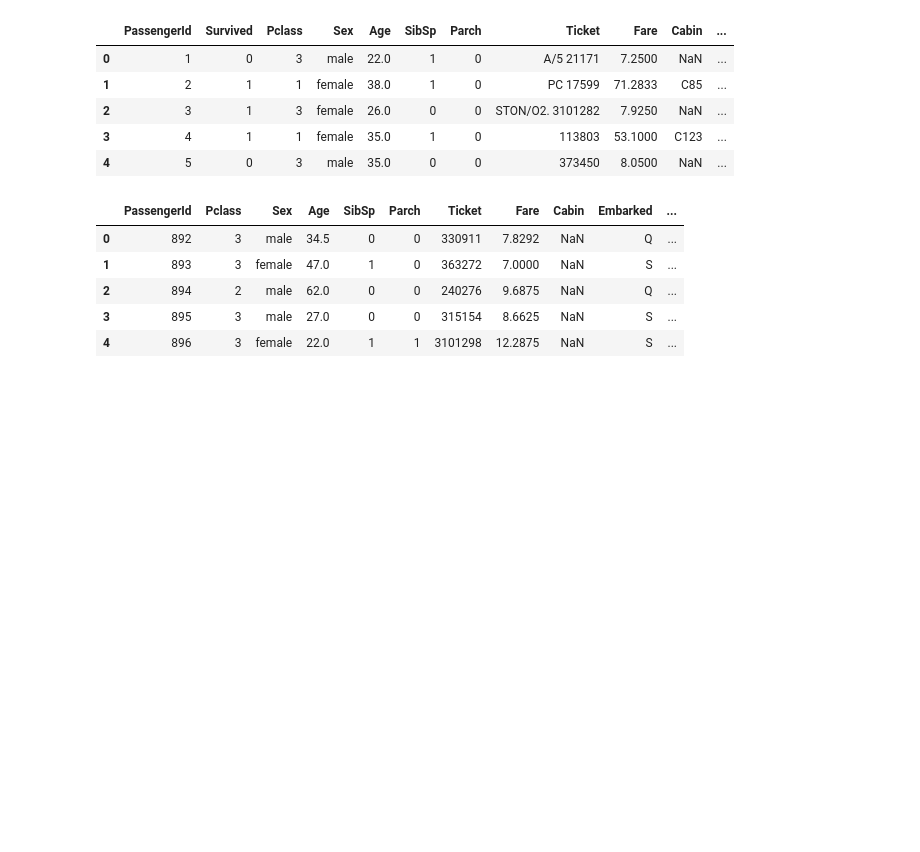
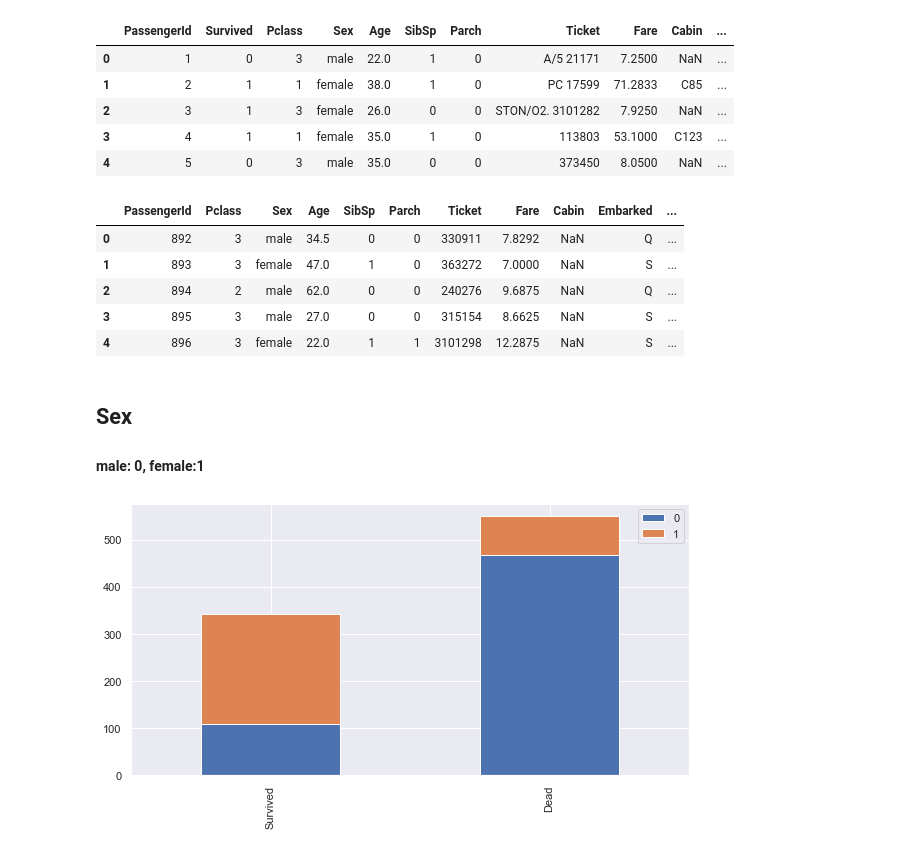
Before and after one commit to theishantha/Titanic---Kaggle-Machine-Learning-Competition, a Jupyter notebook: Titanic Disaster - Kaggle Machine Learning Competition.ipynb, the cells around one changed output. Cells and saved outputs as stored; diff of their text form; code cells hidden in the pictures; blank space fills up the shorter version.

```diff
--- a/Titanic Disaster - Kaggle Machine Learning Competition.ipynb
+++ b/Titanic Disaster - Kaggle Machine Learning Competition.ipynb
@@ -235,3 +235,7 @@ test.head()
 | 2 | 894 | 2 | male | 62.0 | 0 | 0 | 240276 | 9.6875 | NaN | Q | ... |
 | 3 | 895 | 3 | male | 27.0 | 0 | 0 | 315154 | 8.6625 | NaN | S | ... |
 | 4 | 896 | 3 | female | 22.0 | 1 | 1 | 3101298 | 12.2875 | NaN | S | ... |
+# %% [markdown]
+## Sex
+
+#### male: 0, female:1
@@ -237,0 +246,4 @@ test.head()
+# %%
+bar_chart('Sex')
+# %% [output]
+[figure, added]
```
Also changed, not shown: parts of 1 cell of this notebook.
